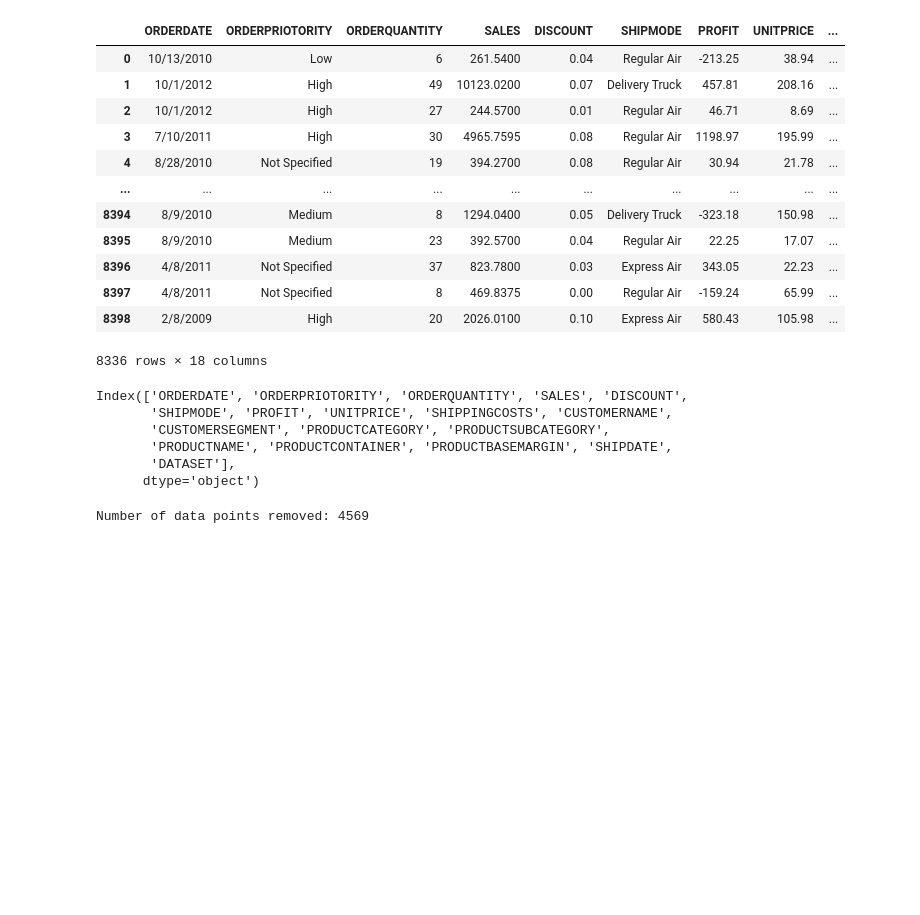
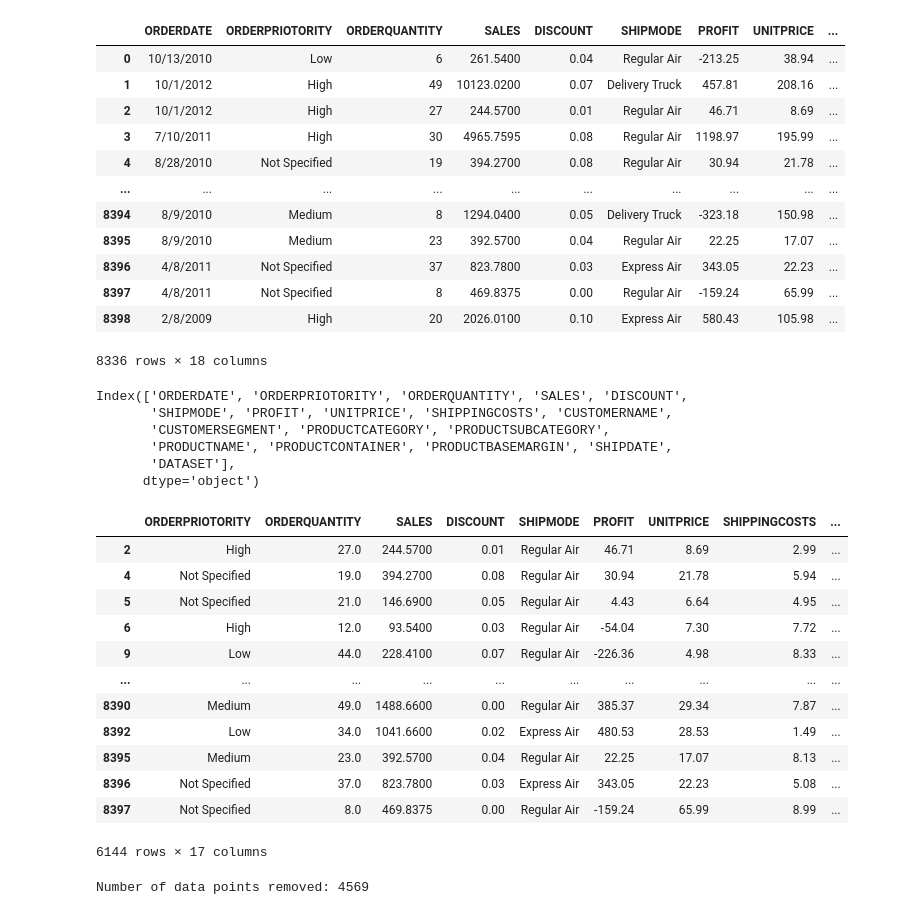
Before and after one commit to MarkPhamm/ML-Deliverable, a Jupyter notebook: Person_3/Customer_regression_model.ipynb, the cells around one changed output. Saved outputs shown, nothing was run; the diff lists cells and outputs as text; code cells hidden in the pictures; blank space fills up the shorter version.

```diff
--- a/Person_3/Customer_regression_model.ipynb
+++ b/Person_3/Customer_regression_model.ipynb
@@ -55,6 +55,22 @@ Index(['ORDERDATE', 'ORDERPRIOTORITY', 'ORDERQUANTITY', 'SALES', 'DISCOUNT',
        'PRODUCTNAME', 'PRODUCTCONTAINER', 'PRODUCTBASEMARGIN', 'SHIPDATE',
        'DATASET'],
       dtype='object')
+# %%
+df.drop(columns = 'ORDERDATE')
+# %% [output]
+|  | ORDERPRIOTORITY | ORDERQUANTITY | SALES | DISCOUNT | SHIPMODE | PROFIT | UNITPRICE | SHIPPINGCOSTS | ... |
+| 2 | High | 27.0 | 244.5700 | 0.01 | Regular Air | 46.71 | 8.69 | 2.99 | ... |
+| 4 | Not Specified | 19.0 | 394.2700 | 0.08 | Regular Air | 30.94 | 21.78 | 5.94 | ... |
+| 5 | Not Specified | 21.0 | 146.6900 | 0.05 | Regular Air | 4.43 | 6.64 | 4.95 | ... |
+| 6 | High | 12.0 | 93.5400 | 0.03 | Regular Air | -54.04 | 7.30 | 7.72 | ... |
+| 9 | Low | 44.0 | 228.4100 | 0.07 | Regular Air | -226.36 | 4.98 | 8.33 | ... |
+| ... | ... | ... | ... | ... | ... | ... | ... | ... | ... |
+| 8390 | Medium | 49.0 | 1488.6600 | 0.00 | Regular Air | 385.37 | 29.34 | 7.87 | ... |
+| 8392 | Low | 34.0 | 1041.6600 | 0.02 | Express Air | 480.53 | 28.53 | 1.49 | ... |
+| 8395 | Medium | 23.0 | 392.5700 | 0.04 | Regular Air | 22.25 | 17.07 | 8.13 | ... |
+| 8396 | Not Specified | 37.0 | 823.7800 | 0.03 | Express Air | 343.05 | 22.23 | 5.08 | ... |
+| 8397 | Not Specified | 8.0 | 469.8375 | 0.00 | Regular Air | -159.24 | 65.99 | 8.99 | ... |
+6144 rows × 17 columns
 # %%
 # Iterate through columns and check if dtype is 'object'
 for column in df.columns:
```
Also changed, not shown: parts of 2 cells of this notebook, 2 other files.
